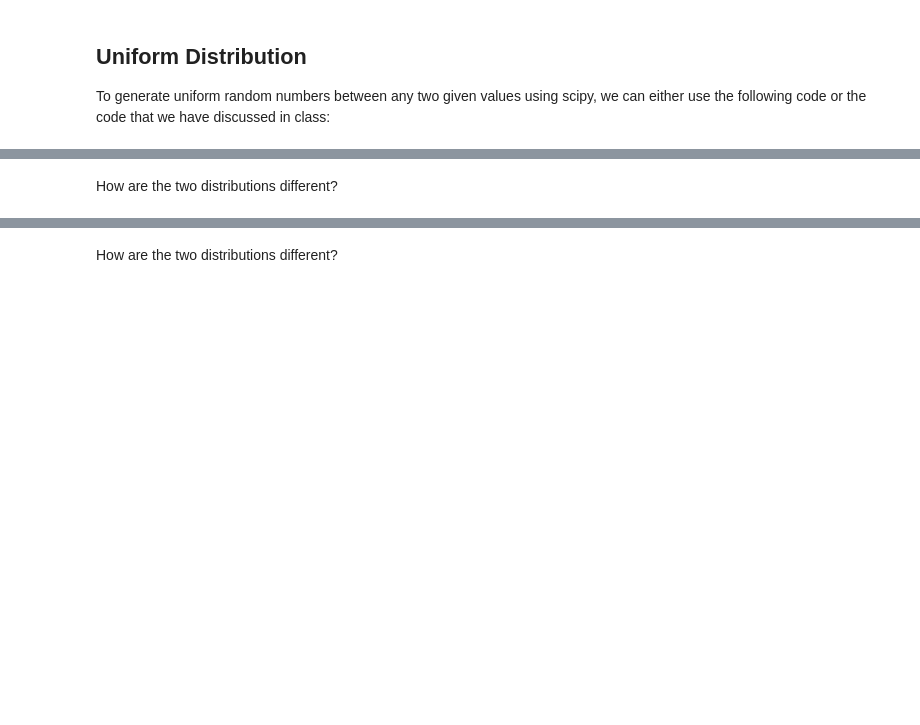
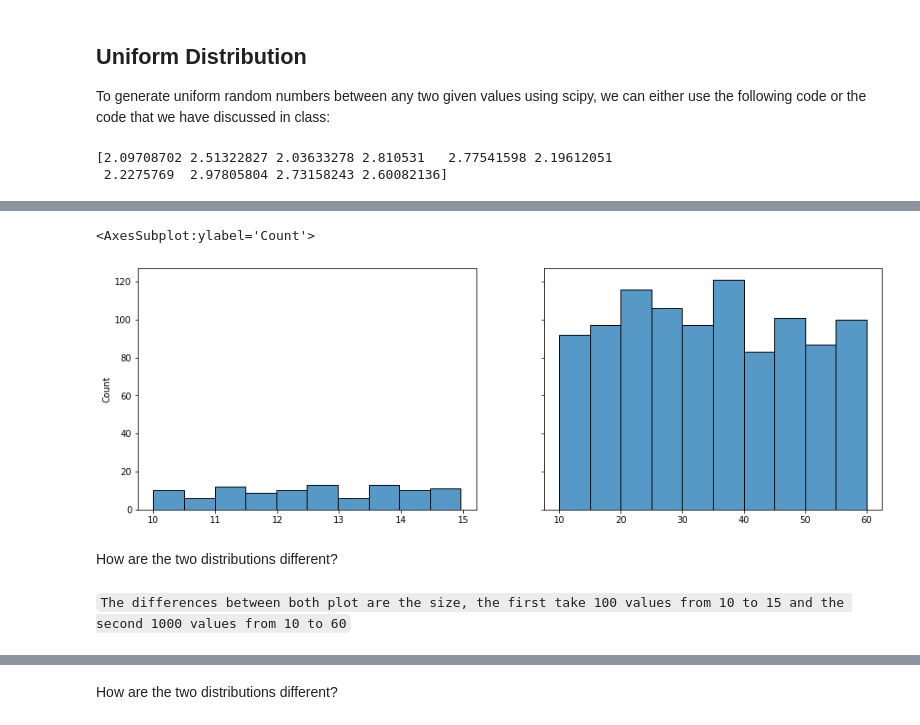
Before and after one commit to Ironhack-Data-Madrid-Marzo-2021/lab-continuous-probability-distribution, a Jupyter notebook: your-code/main.ipynb, the cells around one changed output, grey strips where cells are left out. Cells and saved outputs as stored; diff of their text form; code cells hidden in the pictures; blank space fills up the shorter version.

```diff
--- a/your-code/main.ipynb
+++ b/your-code/main.ipynb
@@ -23,7 +28,9 @@ a = 2
 b = 3
 randoms  = a + (b-a)*x
 print(randoms)
-c
+# %% [output]
+[2.09708702 2.51322827 2.03633278 2.810531   2.77541598 2.19612051
+ 2.2275769  2.97805804 2.73158243 2.60082136]
 # %% [markdown]
 **Your task:**
 
@@ -48,2 +53,16 @@ Your output should look like below:
+# %%
+# your code here
+def uniform_d(bottom, ceiling, s):
+    x = uniform.rvs(size=s)
+    return bottom + (ceiling-bottom)*x
+uniform_1=uniform_d(10, 15, 100)
+uniform_2=uniform_d(10, 60, 1000)
+# %%
+fig,axs = plt.subplots(1,2, figsize=(15,5), sharey=True)
+sns.histplot(uniform_1, bins=10, ax=axs[0])
+sns.histplot(uniform_2, bins=10, ax=axs[1])
+# %% [output]
+<AxesSubplot:ylabel='Count'>
+[figure, added]
 # %% [markdown]
 How are the two distributions different?
@@ -52,3 +69,5 @@ How are the two distributions different?
+# %% [markdown]
+`The differences between both plot are the size, the first take 100 values from 10 to 15 and the second 1000 values from 10 to 60`
 # %% [markdown]
 ## Normal Distribution
 
```
Also changed, not shown: parts of 19 cells of this notebook.
